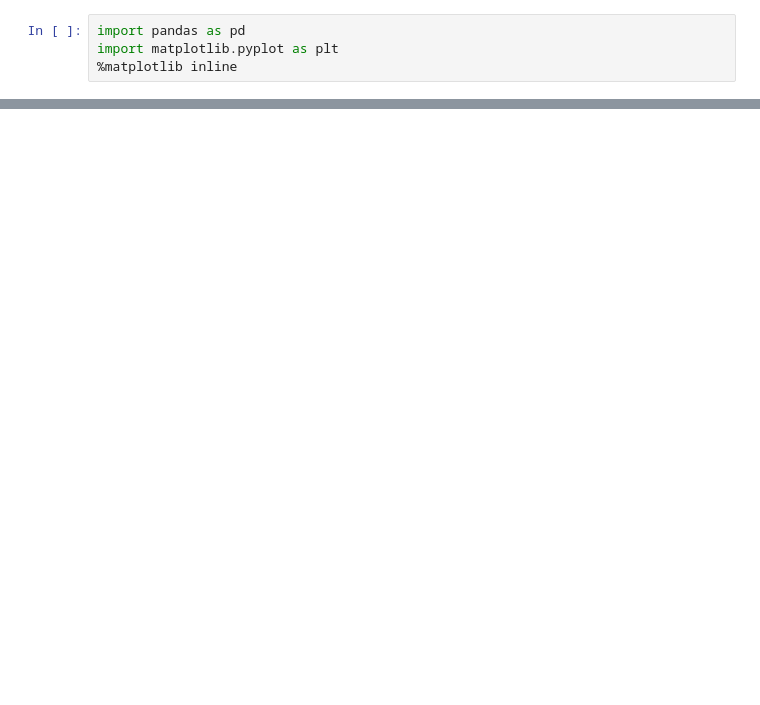
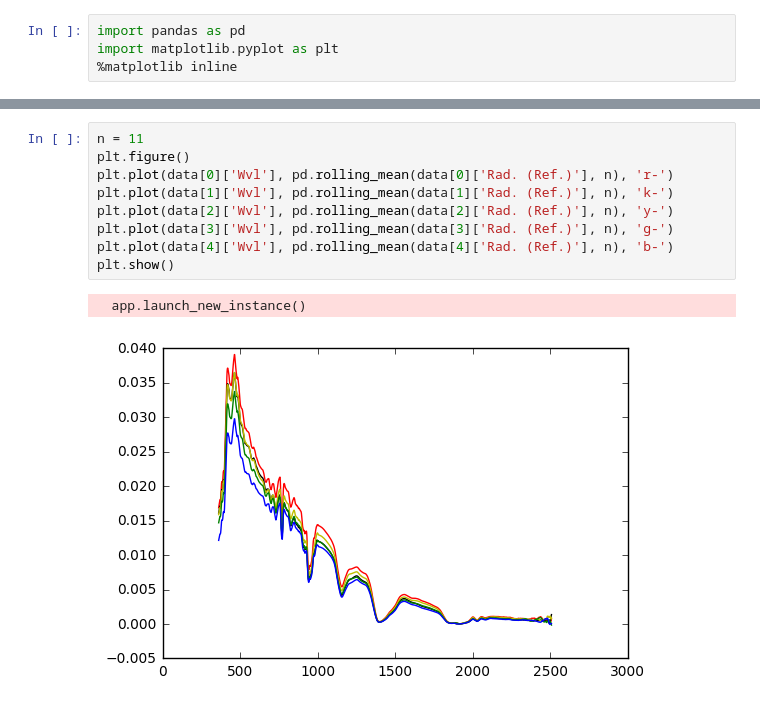
Before and after one commit to pi4-uiuc/Team_1, a Jupyter notebook: data-processing.ipynb, the cells around one changed output, grey strips where cells are left out. Cells and saved outputs as stored; diff of their text form; blank space fills up the shorter version.

```diff
--- a/data-processing.ipynb
+++ b/data-processing.ipynb
@@ -86,0 +138,12 @@ data_48.head()
+# %%
+n = 11
+plt.figure()
+plt.plot(data[0]['Wvl'], pd.rolling_mean(data[0]['Rad. (Ref.)'], n), 'r-')
+plt.plot(data[1]['Wvl'], pd.rolling_mean(data[1]['Rad. (Ref.)'], n), 'k-')
+plt.plot(data[2]['Wvl'], pd.rolling_mean(data[2]['Rad. (Ref.)'], n), 'y-')
+plt.plot(data[3]['Wvl'], pd.rolling_mean(data[3]['Rad. (Ref.)'], n), 'g-')
+plt.plot(data[4]['Wvl'], pd.rolling_mean(data[4]['Rad. (Ref.)'], n), 'b-')
+plt.show()
+# %% [output]
+  app.launch_new_instance()
+[figure, added]
```
Also changed, not shown: parts of 13 cells of this notebook, 1 other file.
